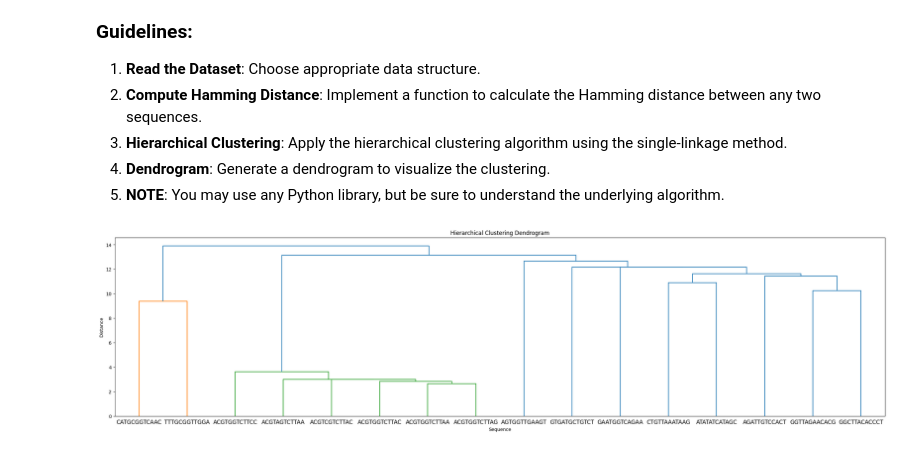
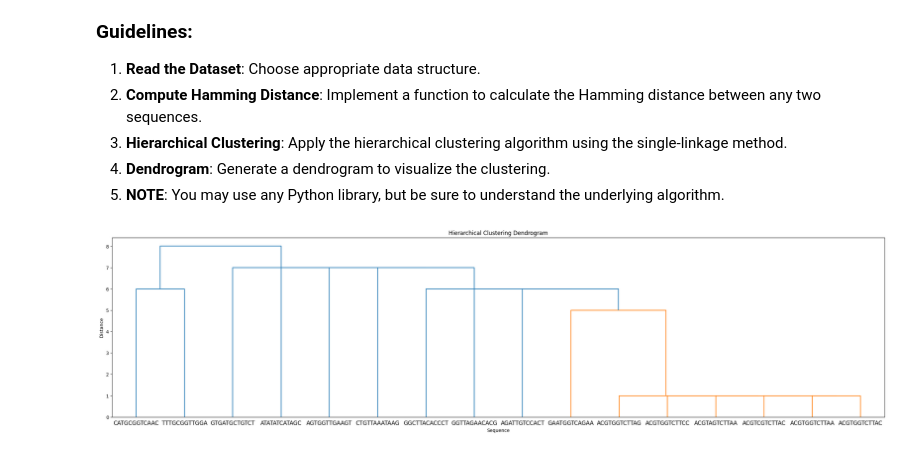
Before and after one commit to 739078545/Data-Science-Fundamentals, a Jupyter notebook: lecture_06/worksheet_06.ipynb, the cells around one changed output. Cells and saved outputs as stored; diff of their text form; code cells hidden in the pictures.

```diff
--- a/lecture_06/worksheet_06.ipynb
+++ b/lecture_06/worksheet_06.ipynb
@@ -148,6 +148,7 @@ where $n$ is the length of the strings, $s_i$ and $t_i$ are the characters at po
 # %%
 from scipy.cluster.hierarchy import dendrogram, linkage
 from matplotlib import pyplot as plt
+from scipy.spatial.distance import squareform
 import numpy as np
 
 sequences = [
@@ -160,32 +161,32 @@ sequences = [
  'CTGTTAAATAAG',
  'GGTTAGAACACG',
  'AGTGGTTGAAGT',
  'GGCTTACACCCT',
  'AGATTGTCCACT',
  'CATGCGGTCAAC',
  'ATATATCATAGC',
  'TTTGCGGTTGGA',
  'GAATGGTCAGAA',
  'GTGATGCTGTCT']
 
 def hamming_distance(s1, s2):
     return sum(el1 != el2 for el1, el2 in zip(s1, s2))
 
 n = len(sequences)
 distance_matrix = np.zeros((n, n))
 
 for i in range(n):
     for j in range(i+1, n):
         distance = hamming_distance(sequences[i], sequences[j])
         distance_matrix[i, j] = distance
         distance_matrix[j, i] = distance
 
-Z = linkage(distance_matrix, 'single')
+Z = linkage(squareform(distance_matrix), 'single')
 plt.figure(figsize=(30, 7))
 dendrogram(Z, labels=sequences)
 plt.title('Hierarchical Clustering Dendrogram')
 plt.xlabel('Sequence')
 plt.ylabel('Distance')
 plt.show()
 # %% [output]
-[figure, old version]
+[figure, new version]
```
